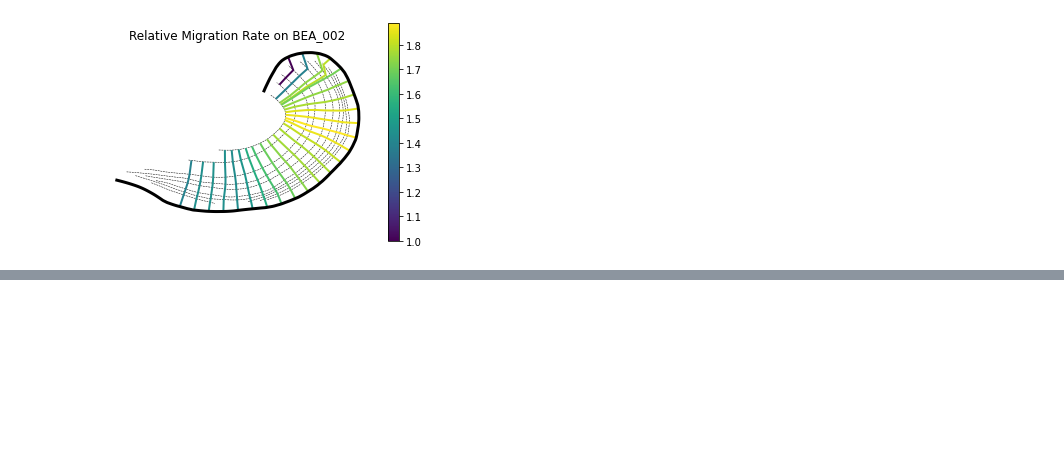
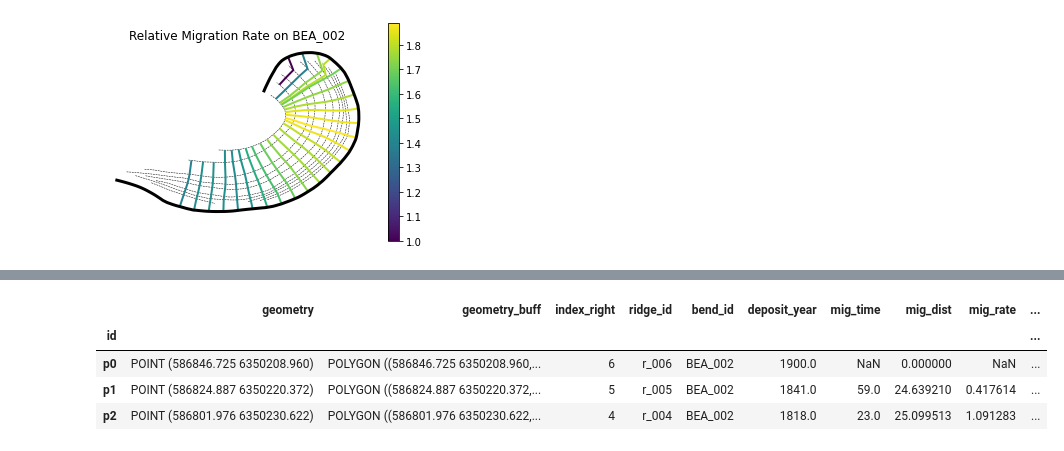
Before and after one commit to tamu-edu/scrollstats, a Jupyter notebook: MigrationRateFigure.ipynb, the cells around one changed output, grey strips where cells are left out. Saved outputs shown, nothing was run; the diff lists cells and outputs as text; code cells hidden in the pictures; blank space fills up the shorter version.

Commit message:
added mig_rate to RDE

```diff
--- a/MigrationRateFigure.ipynb
+++ b/MigrationRateFigure.ipynb
@@ -66,3 +66,10 @@ ax.set_title("Relative Migration Rate on BEA_002")
 plt.savefig("/Users/avan/FLUD/BrazosScrolls/figures/RelativeMigrationRate_BEA_002.png", dpi=300)
 # %% [output]
 [figure]
+# %%
+geom = transects.geometry[10]
+
+i = 4
+sub = LineString(geom.coords[i:i+3])
+
+sub
@@ -68,0 +78,30 @@ plt.savefig("/Users/avan/FLUD/BrazosScrolls/figures/RelativeMigrationRate_BEA_00
+# %%
+def create_point_gdf(line):
+    gdf = gpd.GeoDataFrame(data = [(f"p{i}", Point(p)) for i, p in enumerate(line.coords)],
+                       columns = ["id", "geometry"],
+                       geometry = "geometry",
+                       crs = ridges.crs)
+
+    gdf = gdf.set_index("id")
+    gdf["geometry_buff"] = gdf.buffer(1e-5)
+
+    return gdf
+# %%
+def get_ridge_info(gdf, ridges):
+    """Get ridge ids, time, distance, and migration rates from the ridge features"""
+
+    gdf.set_geometry("geometry_buff", inplace=True)
+
+    ridge_info = gdf.sjoin(ridges)
+
+    gdf.set_geometry("geometry", inplace=True)
+
+    ridge_info["mig_time"] = ridge_info["deposit_year"].diff().abs()
+    ridge_info["mig_dist"] = ridge_info.distance(ridge_info.loc[["p0", "p0", "p1"]], align=False)
+    ridge_info["mig_rate"] = ridge_info["mig_dist"] / ridge_info["mig_time"]
+
+    return ridge_info
+# %%
+gdf = create_point_gdf(sub)
+ridge_info = get_ridge_info(gdf, ridges)
+ridge_info
@@ -68,0 +126,9 @@ plt.savefig("/Users/avan/FLUD/BrazosScrolls/figures/RelativeMigrationRate_BEA_00
+# %%
+ridge_info["new_column"] = None
+ridge_info
+# %% [output]
+|  | geometry | geometry_buff | index_right | ridge_id | bend_id | deposit_year | mig_time | mig_dist | mig_rate | ... |
+| id |  |  |  |  |  |  |  |  |  | ... |
+| p0 | POINT (586846.725 6350208.960) | POLYGON ((586846.725 6350208.960,... | 6 | r_006 | BEA_002 | 1900.0 | NaN | 0.000000 | NaN | ... |
+| p1 | POINT (586824.887 6350220.372) | POLYGON ((586824.887 6350220.372,... | 5 | r_005 | BEA_002 | 1841.0 | 59.0 | 24.639210 | 0.417614 | ... |
+| p2 | POINT (586801.976 6350230.622) | POLYGON ((586801.976 6350230.622,... | 4 | r_004 | BEA_002 | 1818.0 | 23.0 | 25.099513 | 1.091283 | ... |
```
Also changed, not shown: parts of 13 cells of this notebook, 1 other file.
